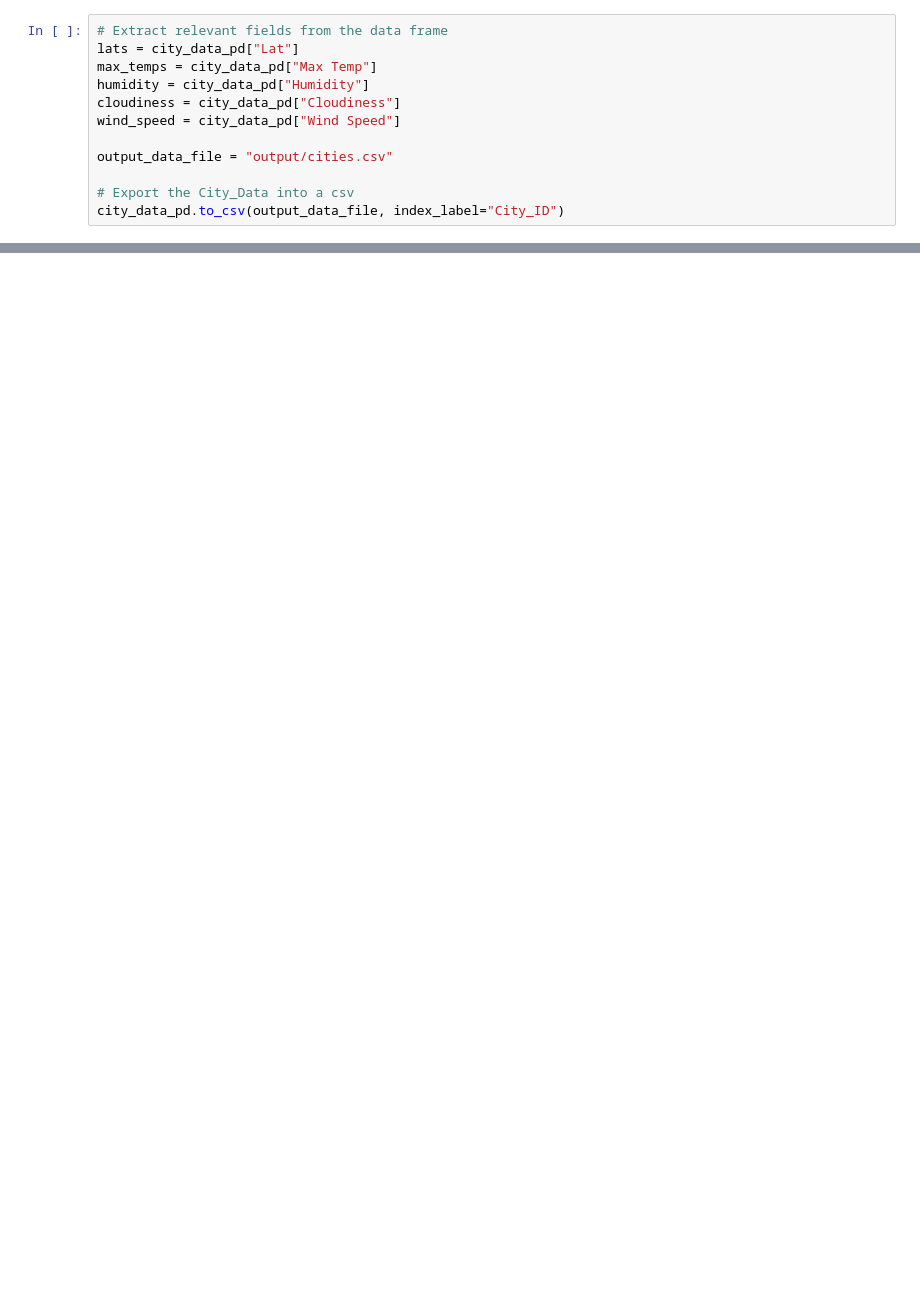
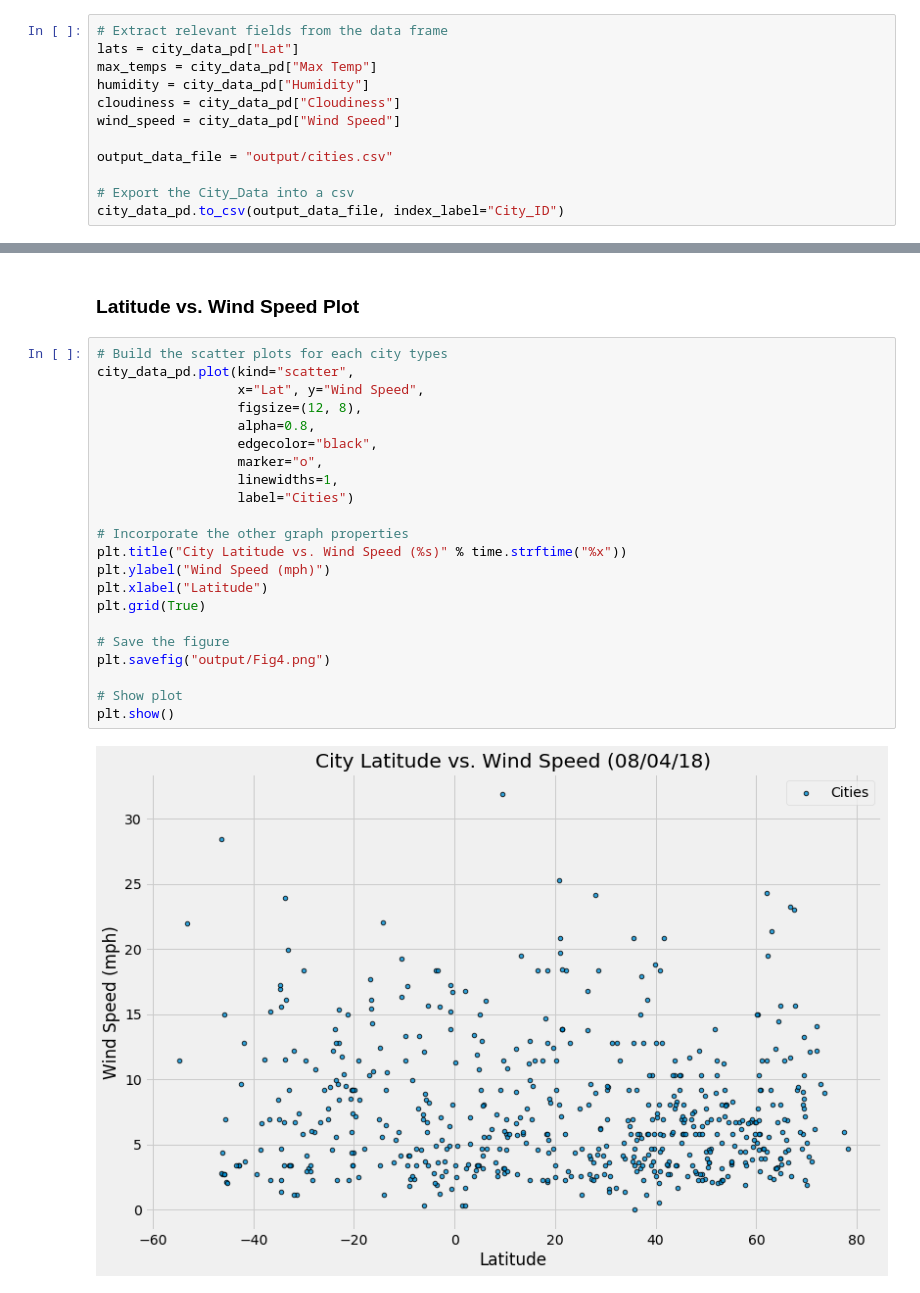
Before and after one commit to 0xpetersatoshi/weather-analysis, a Jupyter notebook: weather-analysis.ipynb, the cells around one changed output, grey strips where cells are left out. Drawn from its saved outputs; the diff is of its cells as text; blank space fills up the shorter version.

```diff
--- a/weather-analysis.ipynb
+++ b/weather-analysis.ipynb
@@ -131,0 +234,26 @@ city_data_pd.to_csv(output_data_file, index_label="City_ID")
+# %% [markdown]
+### Latitude vs. Wind Speed Plot
+# %%
+# Build the scatter plots for each city types
+city_data_pd.plot(kind="scatter",
+                  x="Lat", y="Wind Speed",
+                  figsize=(12, 8),
+                  alpha=0.8,
+                  edgecolor="black",
+                  marker="o",
+                  linewidths=1,
+                  label="Cities")
+
+# Incorporate the other graph properties
+plt.title("City Latitude vs. Wind Speed (%s)" % time.strftime("%x"))
+plt.ylabel("Wind Speed (mph)")
+plt.xlabel("Latitude")
+plt.grid(True)
+
+# Save the figure
+plt.savefig("output/Fig4.png")
+
+# Show plot
+plt.show()
+# %% [output]
+[figure, added]
```
Also changed, not shown: parts of 12 cells of this notebook, 1 other file.
